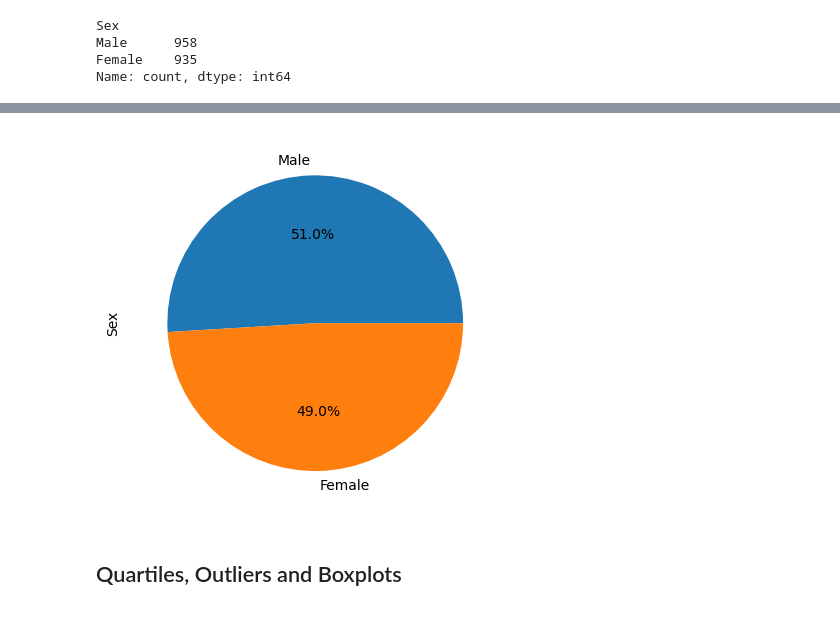
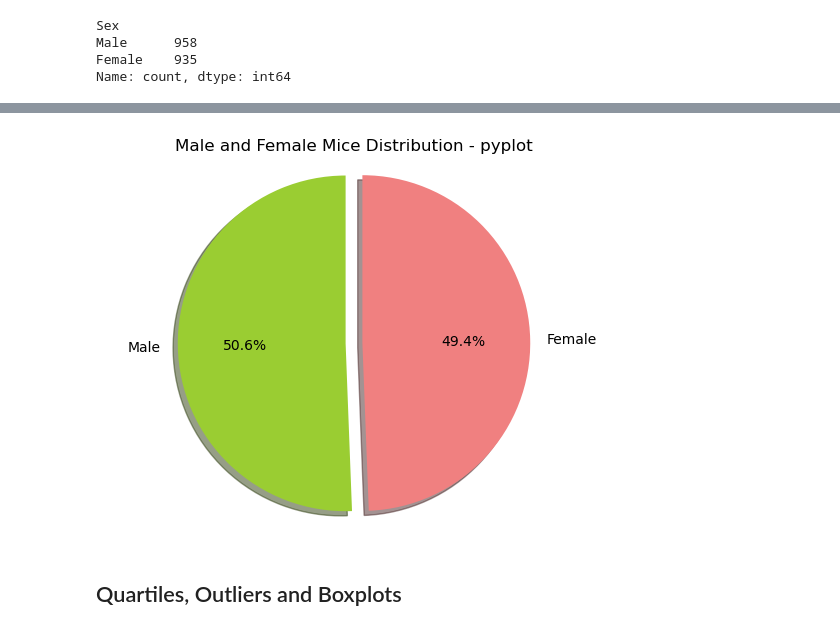
Before and after one commit to AmiableWookie/MatPlotLib_Challenge, a Jupyter notebook: Starter_Code/Pymaceuticals/pymaceuticals_starter.ipynb, the cells around one changed output, grey strips where cells are left out. Cells and saved outputs as stored; diff of their text form; code cells hidden in the pictures.

```diff
--- a/Starter_Code/Pymaceuticals/pymaceuticals_starter.ipynb
+++ b/Starter_Code/Pymaceuticals/pymaceuticals_starter.ipynb
@@ -291,12 +298,17 @@ Name: count, dtype: int64
+# %%
+# Setting variables for pyplot pie chart
+Mice_Sex = ["Male", "Female"]
+explode = [0.1, 0]
+pie_colors = ['yellowgreen', 'lightcoral']
 # %%
 # Generate a pie plot showing the distribution of female versus male mice using pyplot
 plt.title("Male and Female Mice Distribution - pyplot")
-#plt.pie(members, explode=explode, labels=gyms, colors=colors,
+plt.pie(mice_sex, explode=explode, labels=Mice_Sex, colors=pie_colors,
         autopct="%1.1f%%", shadow=True, startangle=90)
 plt.axis("equal")
 plt.show()
 # %% [output]
-[figure, old version]
+[figure, new version]
 # %% [markdown]
 ## Quartiles, Outliers and Boxplots
 # %%
```
Also changed, not shown: parts of 17 cells of this notebook.
